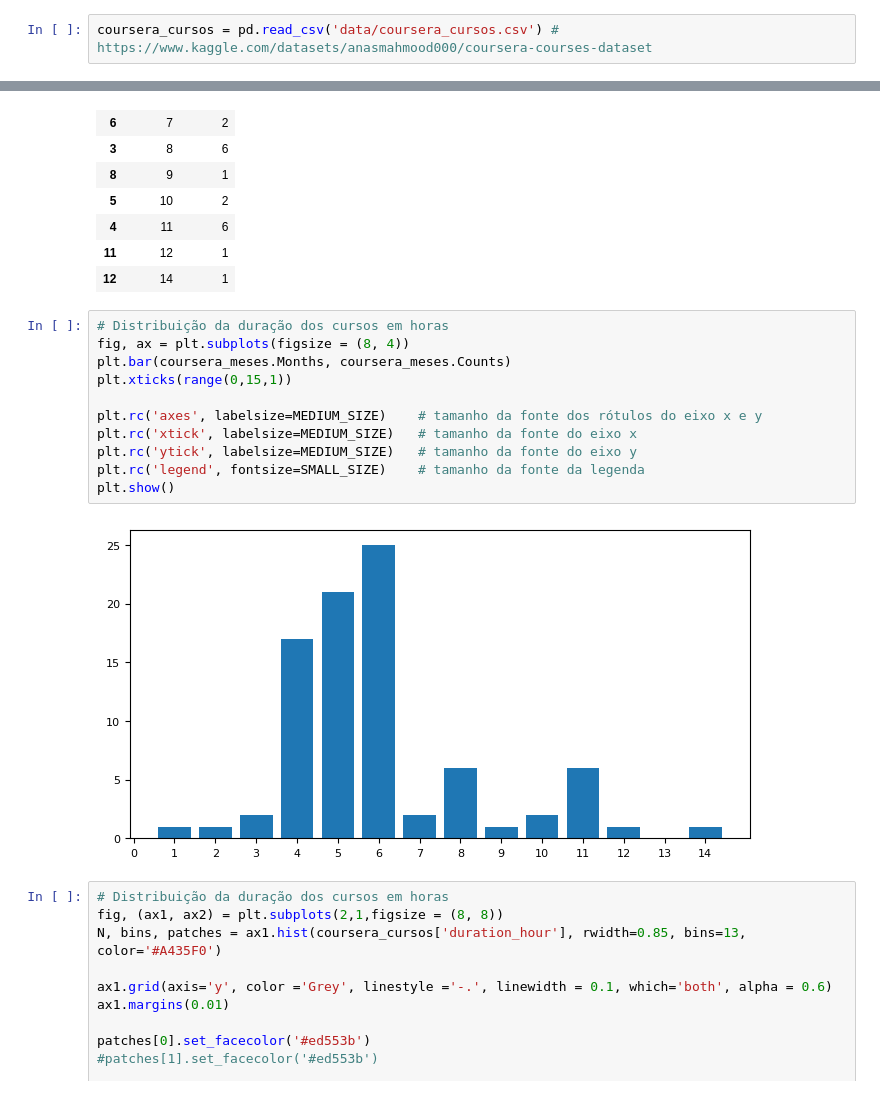
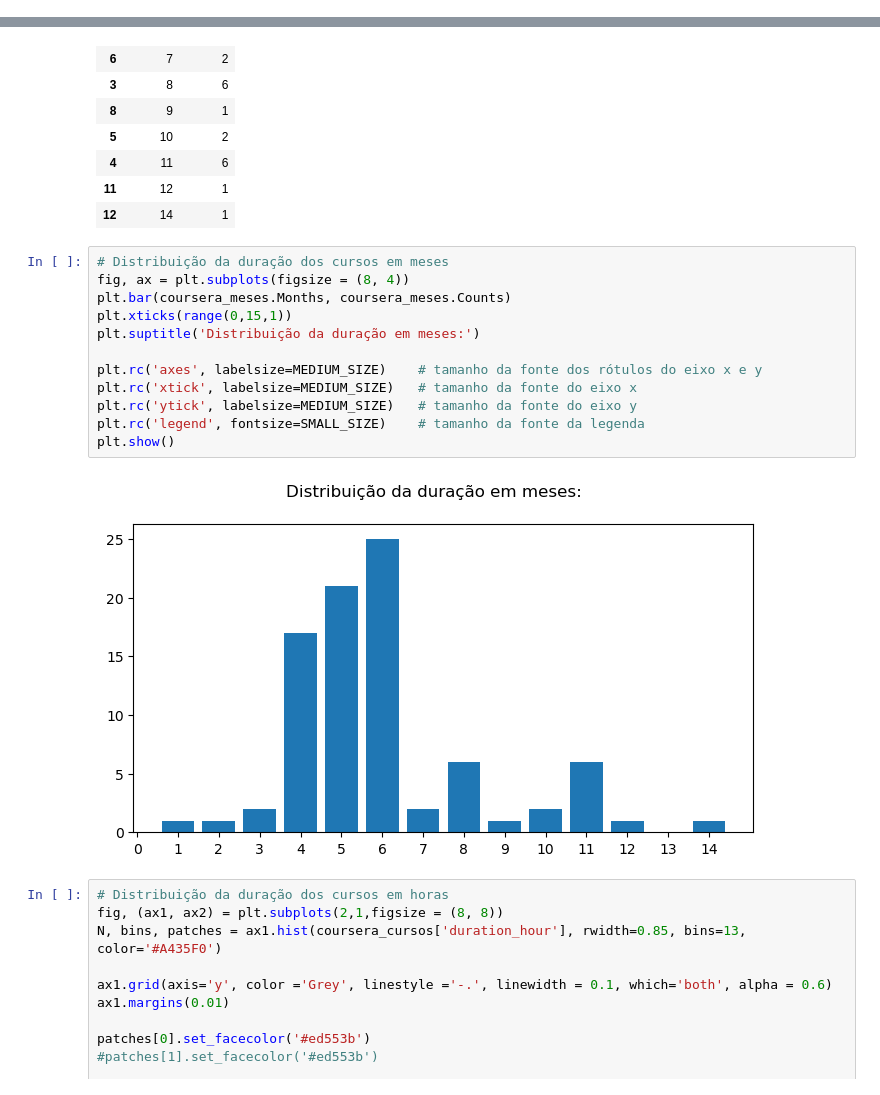
Before and after one commit to ismailymendes/mooc_udemy_coursera, a Jupyter notebook: mooc_udemy_coursera.ipynb, the cells around one changed output, grey strips where cells are left out. Drawn from its saved outputs; the diff is of its cells as text.

```diff
--- a/mooc_udemy_coursera.ipynb
+++ b/mooc_udemy_coursera.ipynb
@@ -704,3 +729 @@ Text(0.5, 1.0, 'Distribuição do nível:\n')
-# %%
-coursera_cursos = pd.read_csv('data/coursera_cursos.csv') # https://www.kaggle.com/datasets/anasmahmood000/coursera-courses-dataset
 # %%
@@ -775,18 +792,19 @@ coursera_meses
 | 11 | 12 | 1 |
 | 12 | 14 | 1 |
 # %%
-# Distribuição da duração dos cursos em horas
+# Distribuição da duração dos cursos em meses
 fig, ax = plt.subplots(figsize = (8, 4))
 plt.bar(coursera_meses.Months, coursera_meses.Counts)
 plt.xticks(range(0,15,1))
+plt.suptitle('Distribuição da duração em meses:')
 
 plt.rc('axes', labelsize=MEDIUM_SIZE)    # tamanho da fonte dos rótulos do eixo x e y
 plt.rc('xtick', labelsize=MEDIUM_SIZE)   # tamanho da fonte do eixo x
 plt.rc('ytick', labelsize=MEDIUM_SIZE)   # tamanho da fonte do eixo y
 plt.rc('legend', fontsize=SMALL_SIZE)    # tamanho da fonte da legenda
 plt.show()
 # %% [output]
-[figure, old version]
+[figure, new version]
 # %%
 # Distribuição da duração dos cursos em horas
 fig, (ax1, ax2) = plt.subplots(2,1,figsize = (8, 8))
```
Also changed, not shown: parts of 9 cells of this notebook.
